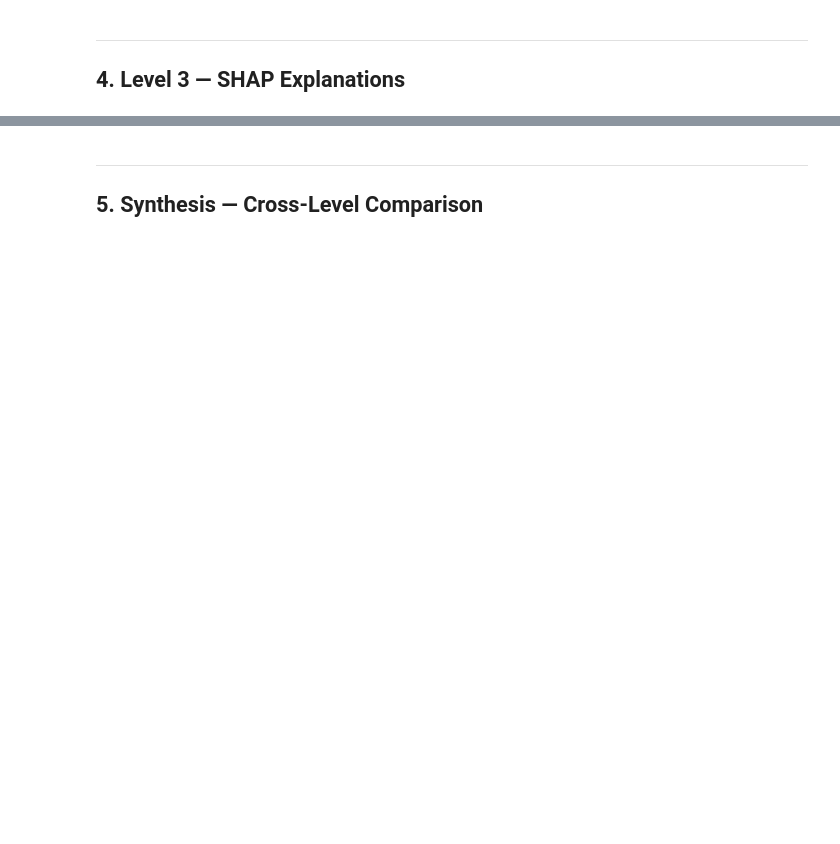
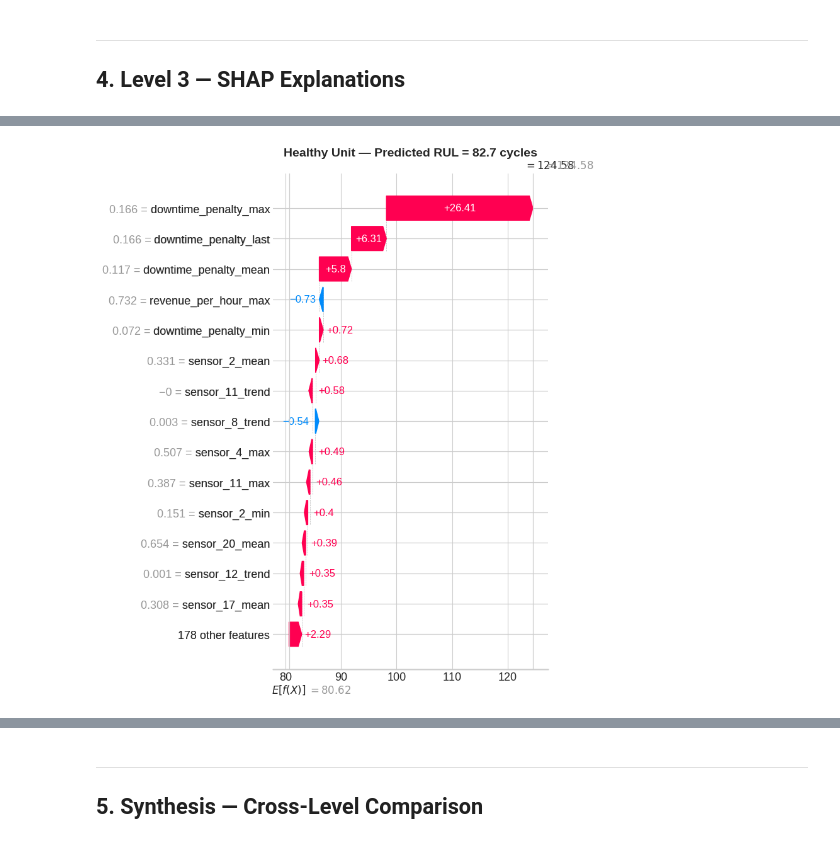
Before and after one commit to f-khadija-benzine/PhD-Project-, a Jupyter notebook: notebooks/W08_Explainability.ipynb, the cells around one changed output, grey strips where cells are left out. Drawn from its saved outputs; the diff is of its cells as text; code cells hidden in the pictures; blank space fills up the shorter version.

```diff
--- a/notebooks/W08_Explainability.ipynb
+++ b/notebooks/W08_Explainability.ipynb
@@ -219,3 +433,26 @@ plot_shap_waterfall(shap_result, sample_idx=0,
+# %%
+import shap
+
+# Round the values for cleaner display
+shap_vals_rounded = np.round(shap_result['shap_values'][0], 2)
+x_flat_rounded = np.round(shap_result['X_flat'][0], 3)
+base_val_rounded = round(shap_result['expected_value'], 2)
+
+explanation = shap.Explanation(
+    values=shap_vals_rounded,
+    #base_values=base_val_rounded,
+    data=x_flat_rounded,
+    feature_names=shap_result['feature_names_flat'],
+)
+
+plt.figure(figsize=(10, 10))
+shap.waterfall_plot(explanation, max_display=15, show=False)
+plt.tight_layout()
+plt.savefig(f'{SAVE_DIR}/fig_shap_waterfall_healthy.png', dpi=150, bbox_inches='tight')
+plt.show()
+plt.close()
+# %% [output]
+[figure, added]
 # %%
 # Waterfall plot for unit near failure (last sample of a unit)
 # Find a unit with low true RUL
```
Also changed, not shown: parts of 24 cells of this notebook.
